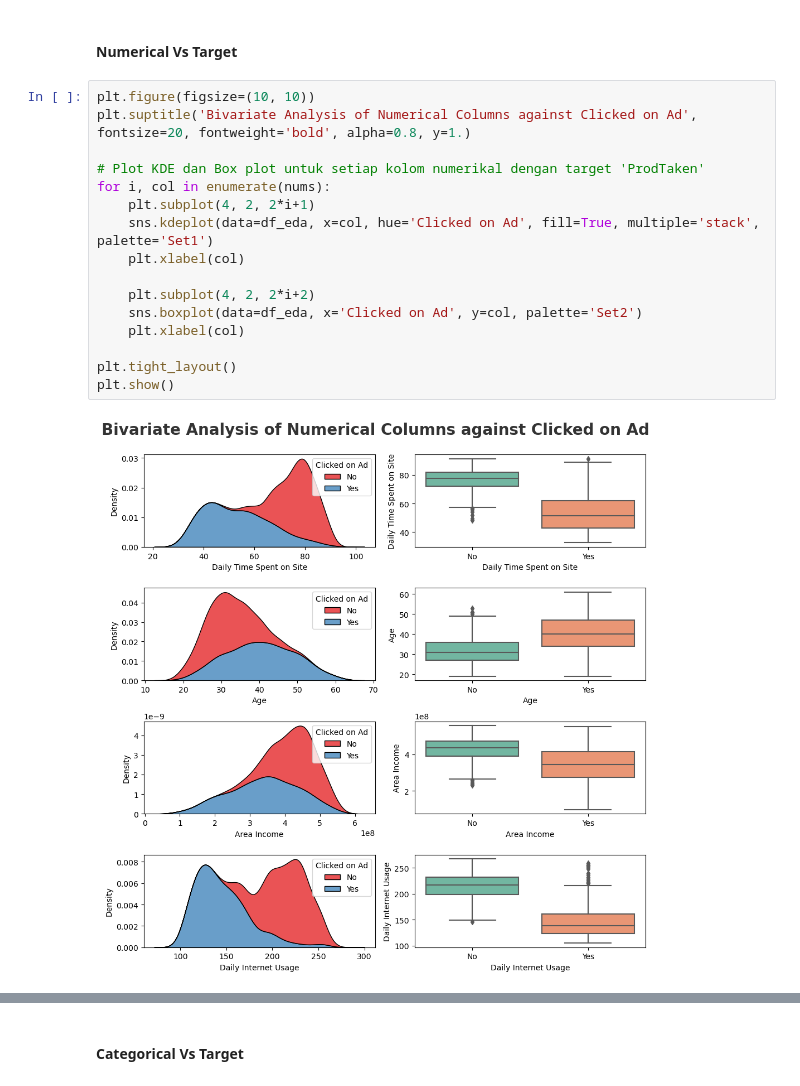
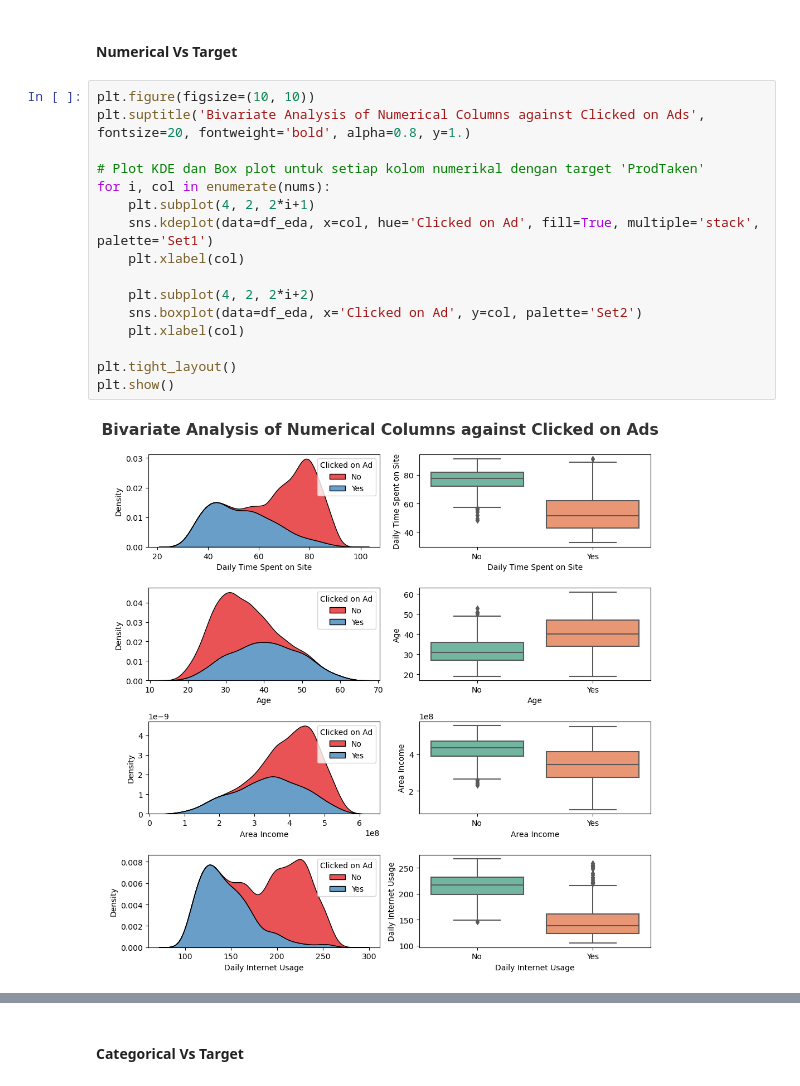
Before and after one commit to LimatanL/Predict-Customer-Clicked-Ads-Classification-by-Using-Machine-Learning, a Jupyter notebook: Predict-Customer-Clicked-Ads-Classification-by-Using-Machine-Learning.ipynb, the cells around one changed output, grey strips where cells are left out. Drawn from its saved outputs; the diff is of its cells as text.

```diff
--- a/Predict-Customer-Clicked-Ads-Classification-by-Using-Machine-Learning.ipynb
+++ b/Predict-Customer-Clicked-Ads-Classification-by-Using-Machine-Learning.ipynb
@@ -226,19 +226,19 @@ target
 #### Numerical Vs Target
 # %%
 plt.figure(figsize=(10, 10))
-plt.suptitle('Bivariate Analysis of Numerical Columns against Clicked on Ad', fontsize=20, fontweight='bold', alpha=0.8, y=1.)
+plt.suptitle('Bivariate Analysis of Numerical Columns against Clicked on Ads', fontsize=20, fontweight='bold', alpha=0.8, y=1.)
 
 # Plot KDE dan Box plot untuk setiap kolom numerikal dengan target 'ProdTaken'
 for i, col in enumerate(nums):
     plt.subplot(4, 2, 2*i+1)
     sns.kdeplot(data=df_eda, x=col, hue='Clicked on Ad', fill=True, multiple='stack', palette='Set1')
     plt.xlabel(col)
 
     plt.subplot(4, 2, 2*i+2)
     sns.boxplot(data=df_eda, x='Clicked on Ad', y=col, palette='Set2')
     plt.xlabel(col)
 
 plt.tight_layout()
 plt.show()
 # %% [output]
-[figure, old version]
+[figure, new version]
```
Also changed, not shown: parts of 8 cells of this notebook.
